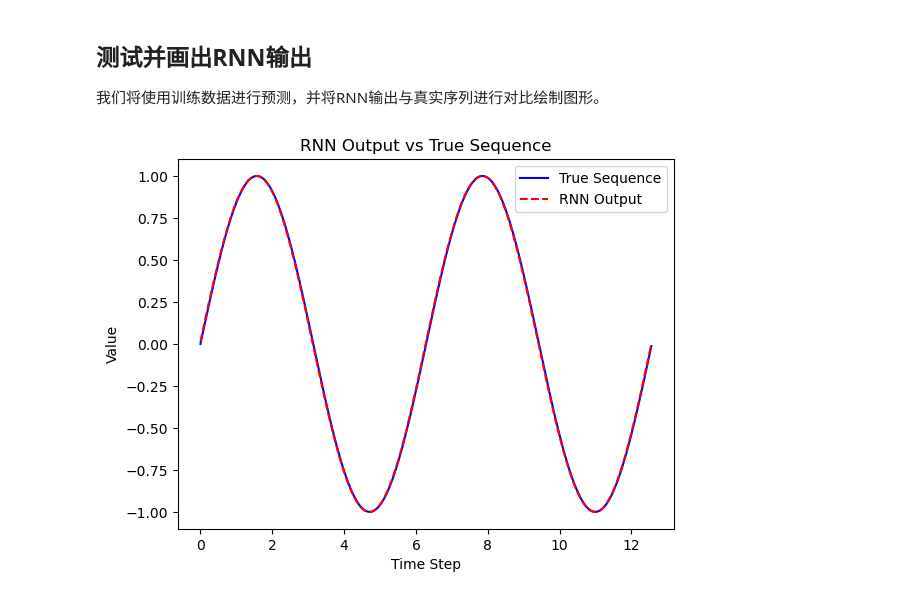
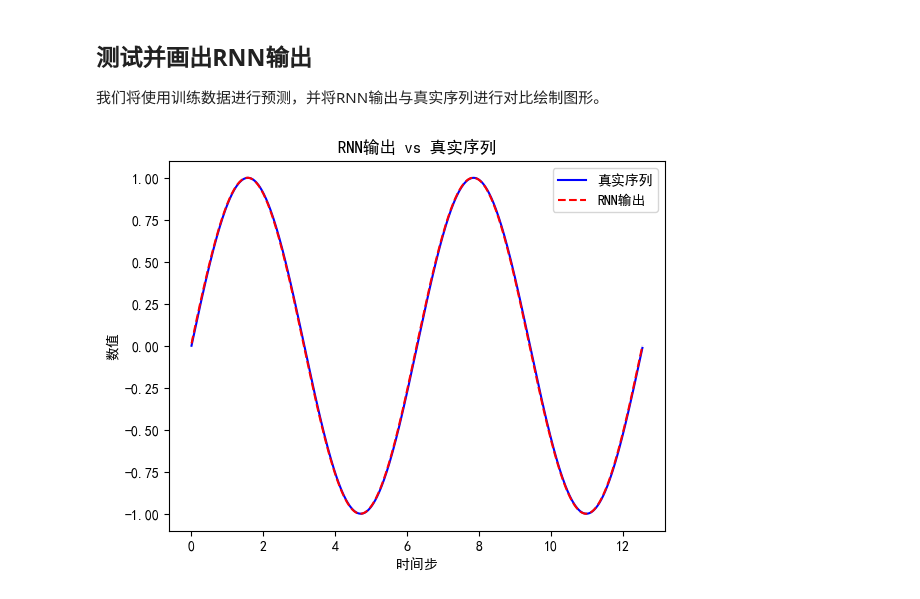
Before and after one commit to tp1000d/Zhinengwuxiantongxin, a Jupyter notebook: 作业答案/Q5/RNN_sine_fitting.ipynb, the cells around one changed output. Saved outputs shown, nothing was run; the diff lists cells and outputs as text; code cells hidden in the pictures.

```diff
--- a/作业答案/Q5/RNN_sine_fitting.ipynb
+++ b/作业答案/Q5/RNN_sine_fitting.ipynb
@@ -123,16 +123,20 @@ Epoch [1000/1000], Loss: 0.0000
 # %%
 # 测试模型
 model.eval()  # 评估模式
 predicted = model(train_data).detach().numpy().flatten()  # 模型预测输出
+# 设置中文字体以防中文字符无法显示
+plt.rcParams['font.sans-serif'] = ['SimHei']  # 使用黑体
+plt.rcParams['axes.unicode_minus'] = False    # 解决坐标轴负号显示问题
+# 绘制真实序列与RNN预测序列
+plt.plot(t[:-1], sin_wave[:-1], 'b-', label='真实序列')  # 真实序列
+plt.plot(t[:-1], predicted, 'r--', label='RNN输出')  # RNN预测序列
 
-# 绘制真实序列与RNN预测序列
-plt.plot(t[:-1], sin_wave[:-1], 'b-', label='True Sequence')  # 真实序列
-plt.plot(t[:-1], predicted, 'r--', label='RNN Output')  # RNN预测序列
 plt.legend()
-plt.xlabel('Time Step')
-plt.ylabel('Value')
-plt.title('RNN Output vs True Sequence')
+plt.xlabel('时间步')
+plt.ylabel('数值')
+plt.title('RNN输出 vs 真实序列')
+
 plt.savefig('RNNresult.pdf')
 plt.show()
 # %% [output]
-[figure, old version]
+[figure, new version]
```
Also changed, not shown: 1 other file.
